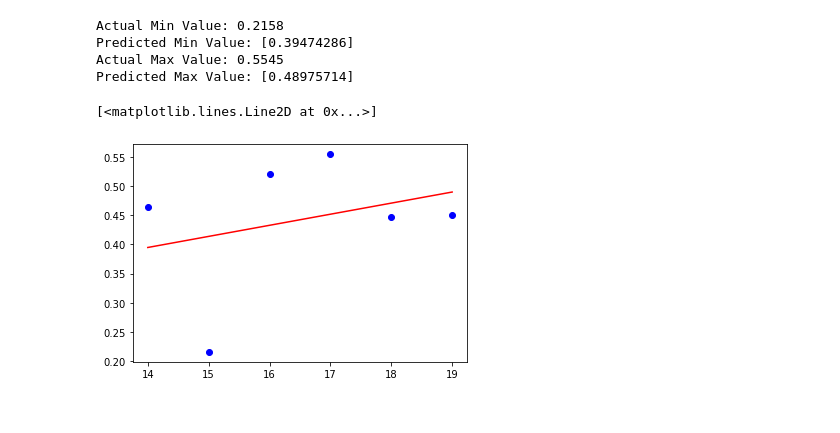
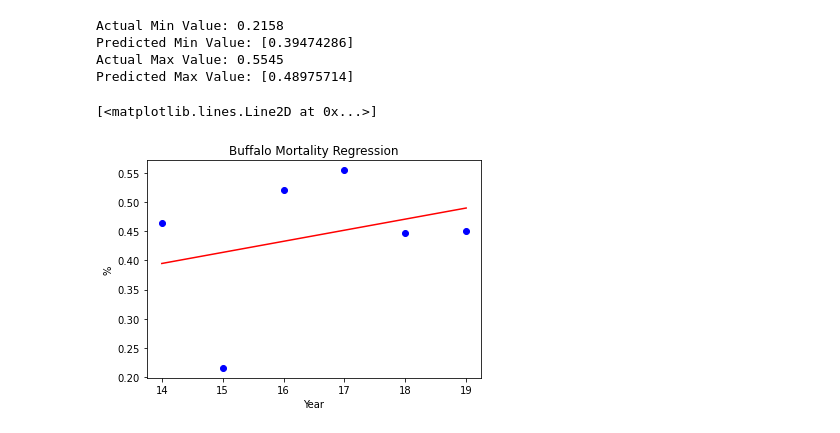
Before and after one commit to emilyshute/Project3, a Jupyter notebook: buff_skl.ipynb, the cells around one changed output. Drawn from its saved outputs; the diff is of its cells as text; code cells hidden in the pictures.

```diff
--- a/buff_skl.ipynb
+++ b/buff_skl.ipynb
@@ -116,7 +116,10 @@ Actual Max Value: 0.5545
 Predicted Max Value: [0.48975714]
 # %%
 plt.scatter(X, y, c='blue')
+plt.title("Buffalo Mortality Regression")
+plt.xlabel("Year")
+plt.ylabel("%")
 plt.plot([x_min, x_max], [y_min, y_max], c='red')
 # %% [output]
 [<matplotlib.lines.Line2D at 0x...>]
-[figure, old version]
+[figure, new version]
```
Also changed, not shown: 2 other files.
